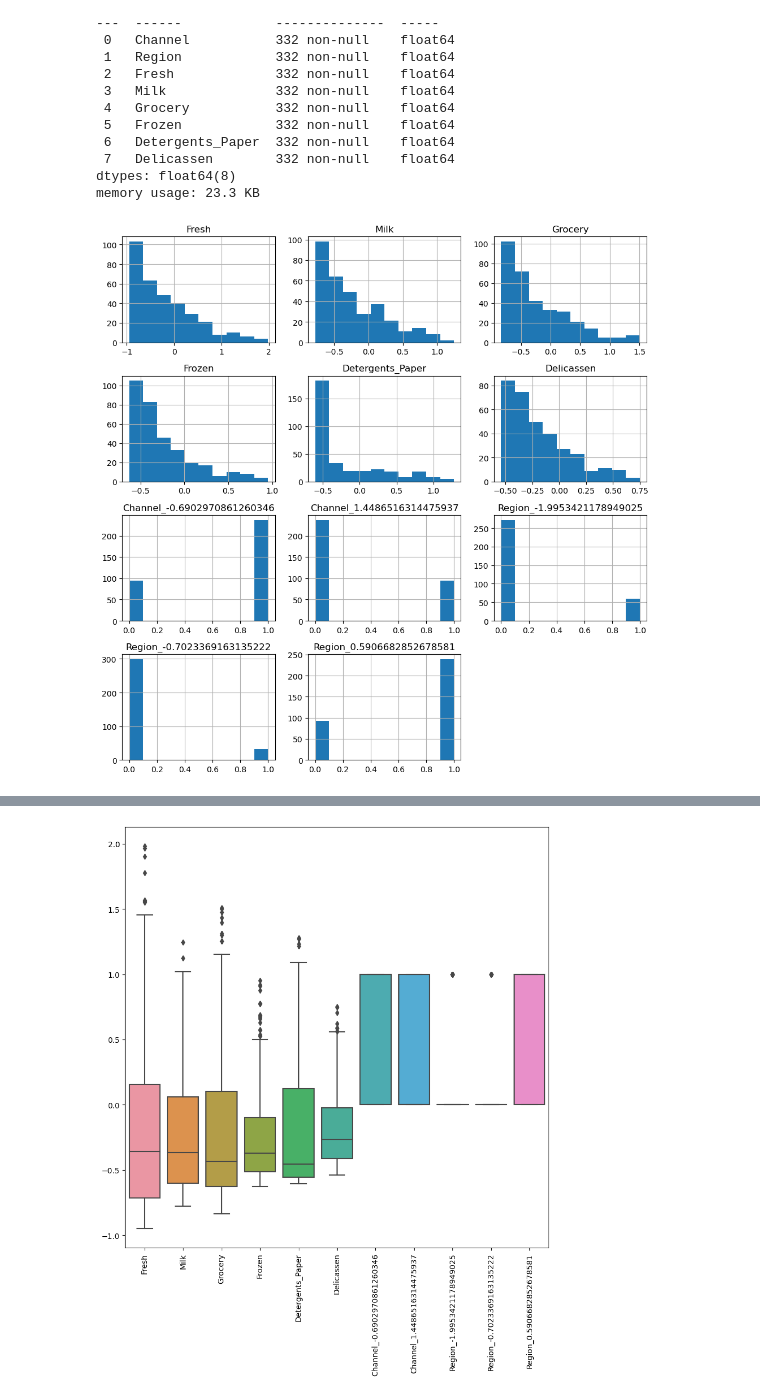
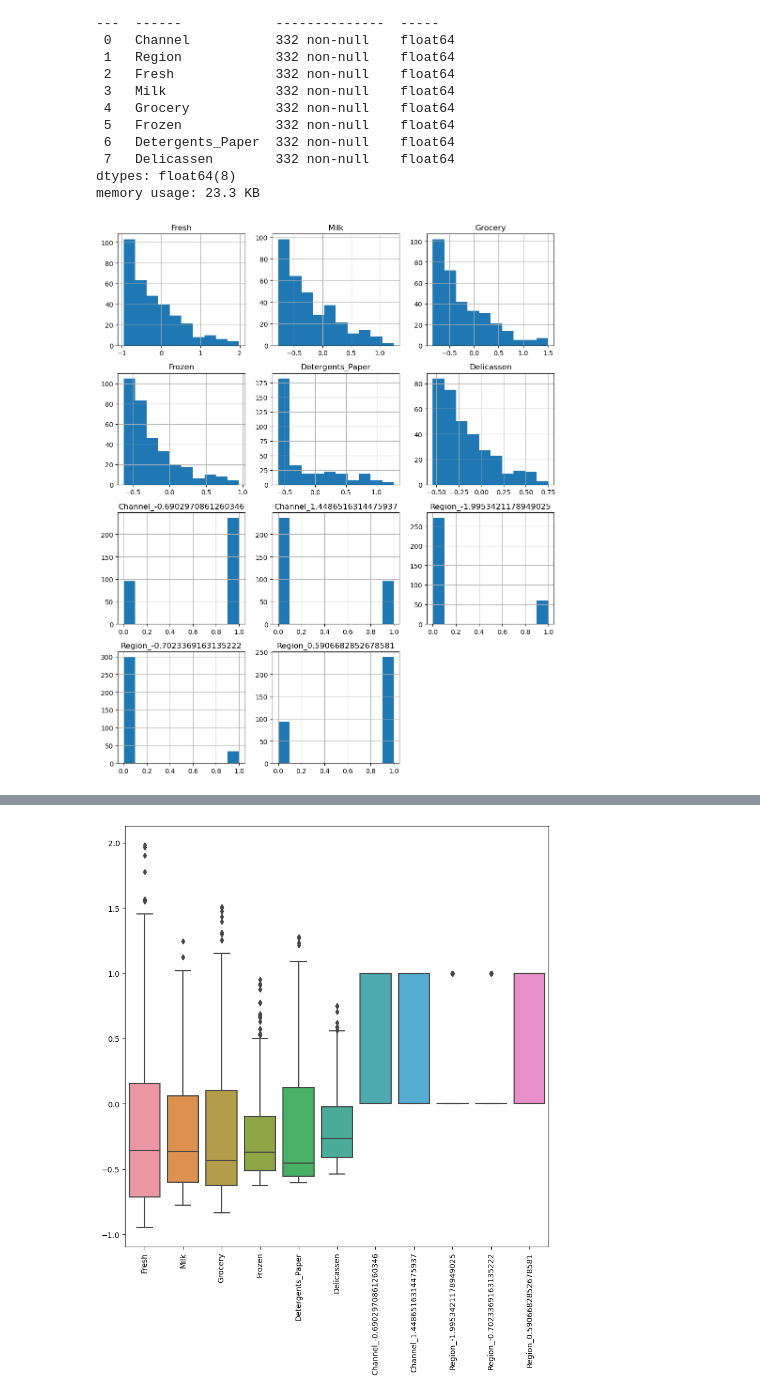
Before and after one commit to hajar-kaddouri/ml-project-unsupervised-learning, a Jupyter notebook: Unsupervised Learning - Project.ipynb, the cells around one changed output, grey strips where cells are left out. Drawn from its saved outputs; the diff is of its cells as text; code cells hidden in the pictures.

```diff
--- a/Unsupervised Learning - Project.ipynb
+++ b/Unsupervised Learning - Project.ipynb
@@ -264,11 +279,11 @@ wholesale_df2_scaled_encoded = pd.get_dummies(df_no_outliers2, columns=['Channel
 # %%
+
 #histograms
 
-wholesale_df2_scaled_encoded.hist(figsize=(10,10))
-
+wholesale_df2_scaled_encoded.hist(figsize=(10,12))
 plt.tight_layout()
 plt.show()
 # %% [output]
-[figure, old version]
+[figure, new version]
 # %%
 # Scatter plot
```
Also changed, not shown: parts of 5 cells of this notebook.
